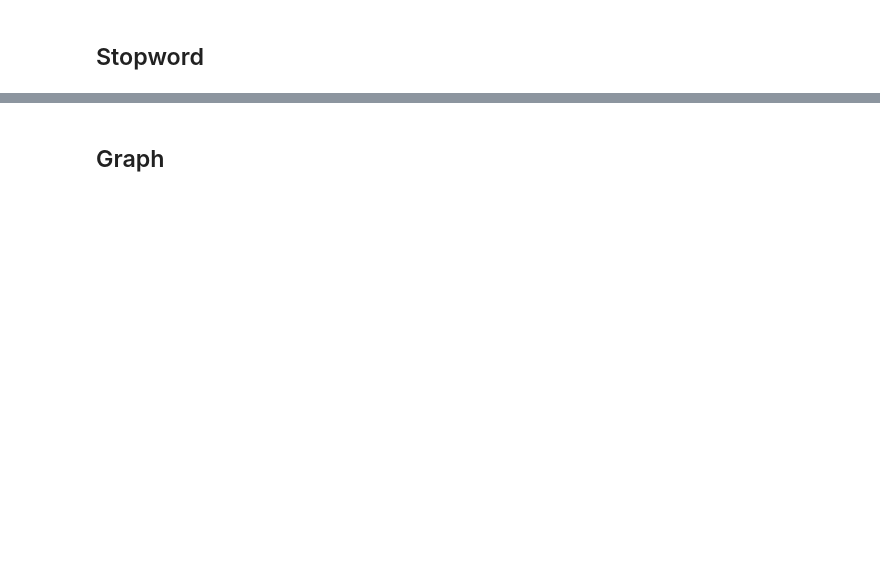
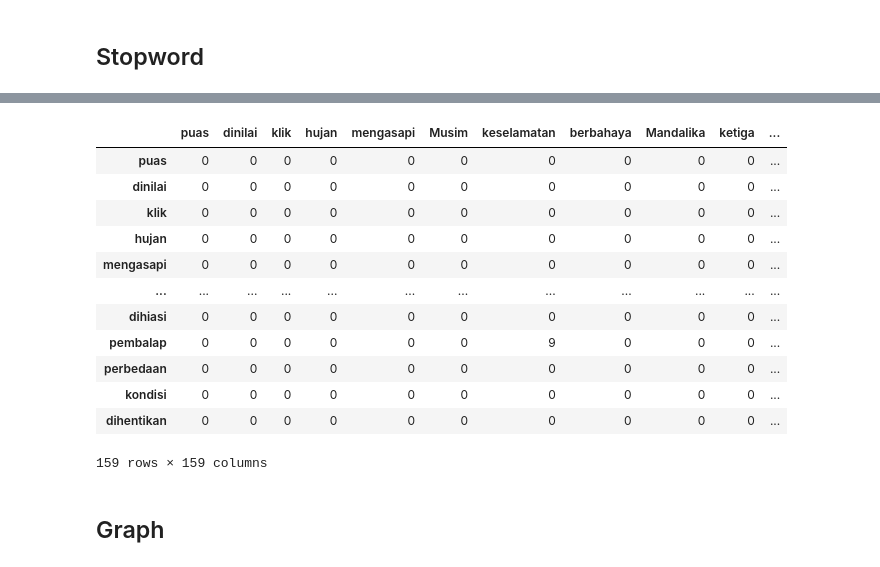
Before and after one commit to khikisb/ppw, a Jupyter notebook: _sources/tugas-ppw/Tugas-5.ipynb, the cells around one changed output, grey strips where cells are left out. Cells and saved outputs as stored; diff of their text form; code cells hidden in the pictures; blank space fills up the shorter version.

```diff
--- a/_sources/tugas-ppw/Tugas-5.ipynb
+++ b/_sources/tugas-ppw/Tugas-5.ipynb
@@ -107,0 +134,17 @@ df_co_occurrence
+# %%
+coo_df = pd.DataFrame(coo_dict,index=coo_dict.keys()).astype('int')
+coo_df
+# %% [output]
+|  | puas | dinilai | klik | hujan | mengasapi | Musim | keselamatan | berbahaya | Mandalika | ketiga | ... |
+| puas | 0 | 0 | 0 | 0 | 0 | 0 | 0 | 0 | 0 | 0 | ... |
+| dinilai | 0 | 0 | 0 | 0 | 0 | 0 | 0 | 0 | 0 | 0 | ... |
+| klik | 0 | 0 | 0 | 0 | 0 | 0 | 0 | 0 | 0 | 0 | ... |
+| hujan | 0 | 0 | 0 | 0 | 0 | 0 | 0 | 0 | 0 | 0 | ... |
+| mengasapi | 0 | 0 | 0 | 0 | 0 | 0 | 0 | 0 | 0 | 0 | ... |
+| ... | ... | ... | ... | ... | ... | ... | ... | ... | ... | ... | ... |
+| dihiasi | 0 | 0 | 0 | 0 | 0 | 0 | 0 | 0 | 0 | 0 | ... |
+| pembalap | 0 | 0 | 0 | 0 | 0 | 0 | 9 | 0 | 0 | 0 | ... |
+| perbedaan | 0 | 0 | 0 | 0 | 0 | 0 | 0 | 0 | 0 | 0 | ... |
+| kondisi | 0 | 0 | 0 | 0 | 0 | 0 | 0 | 0 | 0 | 0 | ... |
+| dihentikan | 0 | 0 | 0 | 0 | 0 | 0 | 0 | 0 | 0 | 0 | ... |
+159 rows × 159 columns
```
Also changed, not shown: parts of 13 cells of this notebook, 18 other files.
